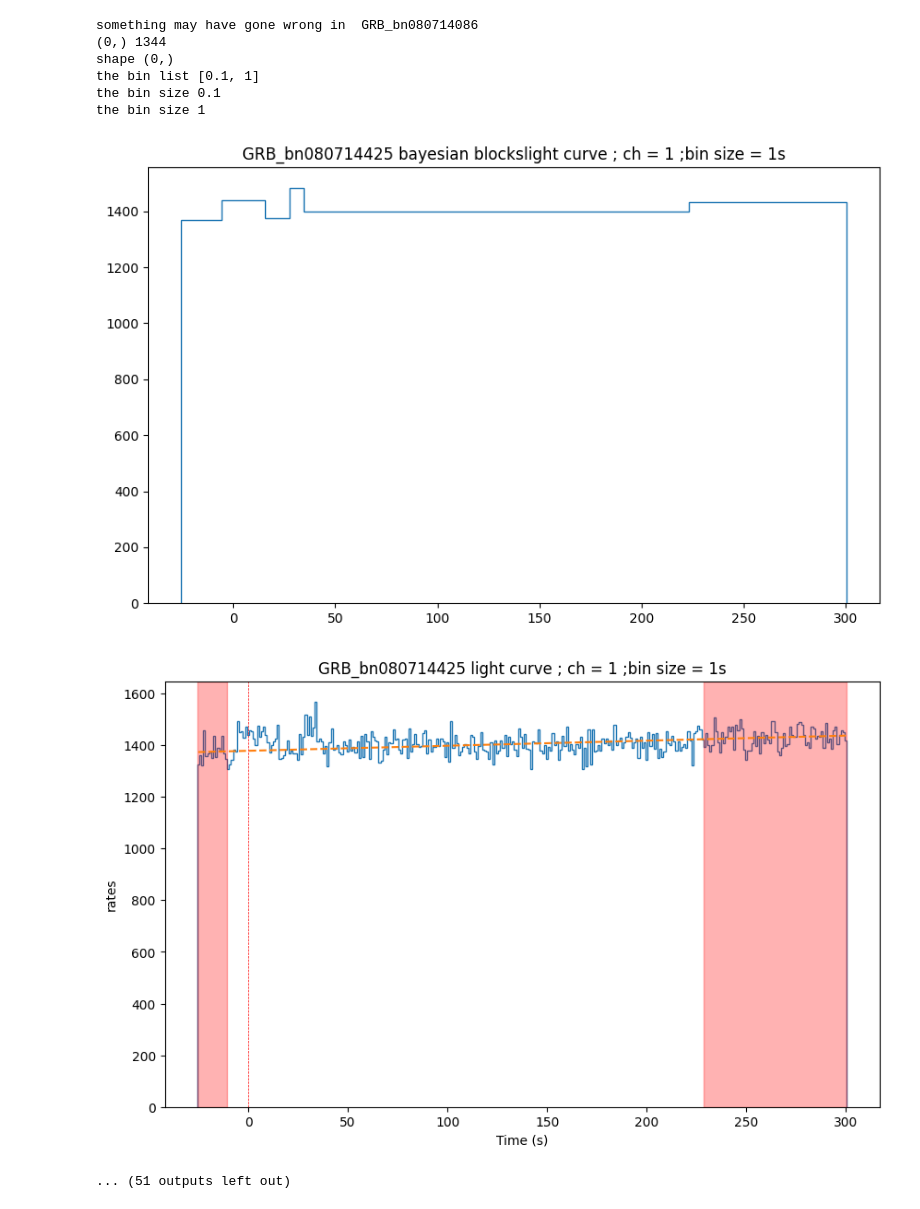
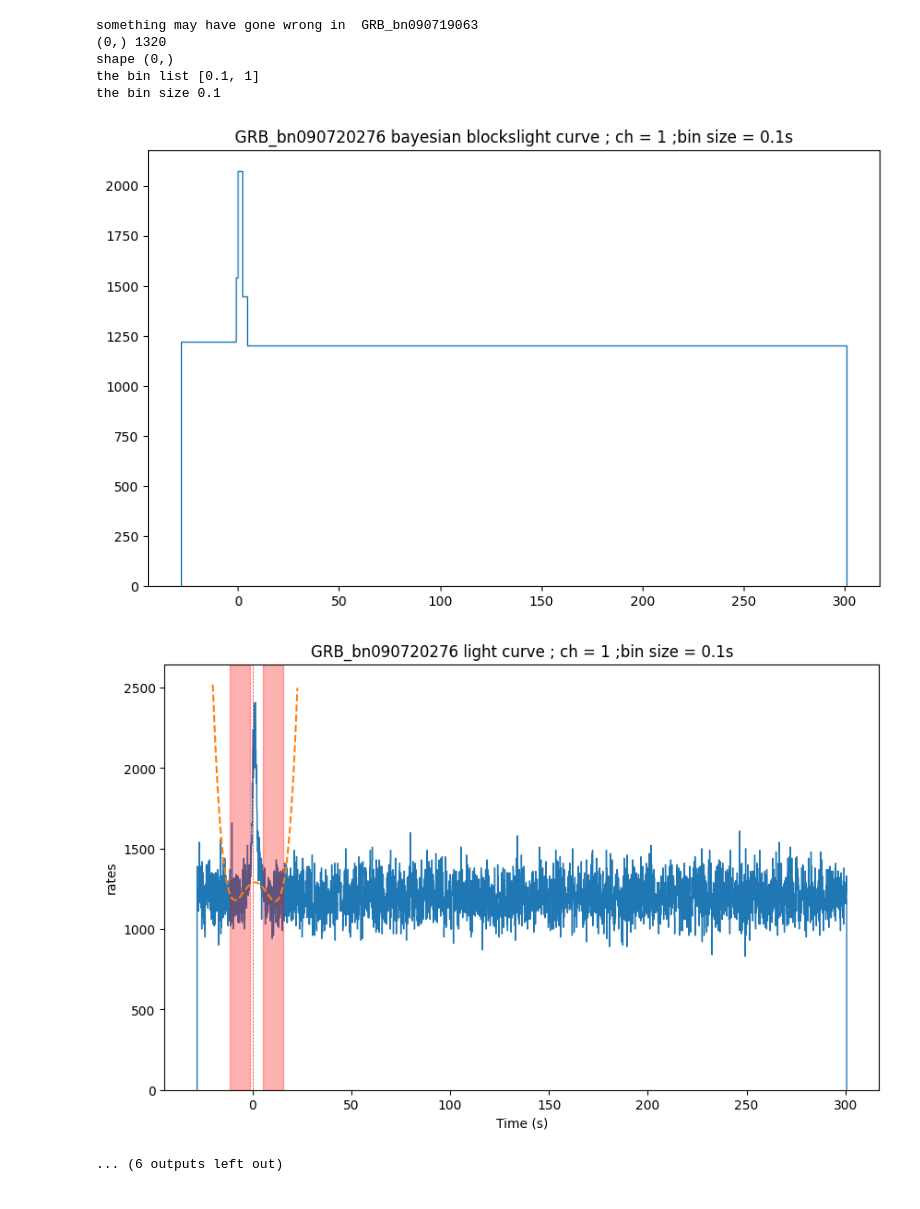
Before and after one commit to ArpanJohn/Transient_Classification, a Jupyter notebook: bkgd_sub.ipynb, the cells around one changed output. Saved outputs shown, nothing was run; the diff lists cells and outputs as text; code cells hidden in the pictures.

```diff
--- a/bkgd_sub.ipynb
+++ b/bkgd_sub.ipynb
@@ -278,17 +278,13 @@ def process_folder(folder, bin_list,data_no,r,chr1,chr2,data_set_path,source_dat
         if plot:
             print('shape', data_array.shape)
 
-        if np.all(data_array == 0):
-            zero_files = zero_files + 1
-
-
     except Exception as e:
         # Handle and log any errors
         print(f'error {e} in {folder}')
         # traceback.print_exc()
         error_folders.append(folder)
 
-    return zero_files
+    return
 
 def adjust_zeros(arr):
     # Create a copy of the input array
@@ -422,18 +418,13 @@ profiler.enable_by_count()
 zero_files = 0
 
 # processing test data
-c = 10
-for folder in tqdm(folders[:], desc="Processing folders", unit="folder"):
+c = 2
+for folder in tqdm(folders[100:], desc="Processing folders", unit="folder"):
    if 'GRB' in folder:
-      zero_files = process_folder(folder,bin_list,data_no,r,chr1,chr2,'test_path',source_data_set_path,error_folders, zero_files,plot=True)
+      process_folder(folder,bin_list,data_no,r,chr1,chr2,'test_path',source_data_set_path,error_folders, zero_files,plot=True)
       c = c - 1
       if c < 1:
          break
-# processing train data
-# print('saving processed events to ',train_path)
-# for folder in tqdm(train_events[:], desc="Processing folders", unit="folder"):
-#    zero_files = process_folder(folder,bin_list,data_no,r,chr1,chr2,train_path,source_data_set_path,error_folders,zero_files, plot=False)
-
 
 # profiler.print_stats()
 # print('\n----------------------------------------------------------------------------\n\nevents', folders, ' in folder')
@@ -461,9 +452,8 @@ the bin size 1
-something may have gone wrong in  GRB_bn080714086
-(0,) 1344
+something may have gone wrong in  GRB_bn090719063
+(0,) 1320
 shape (0,)
 the bin list [0.1, 1]
 the bin size 0.1
-the bin size 1
-[figure, old version]
+[figure, new version]
-[figure, old version]
+[figure, new version]
-... (51 outputs left out)
+... (6 outputs left out)
```
Also changed, not shown: parts of 1 cell of this notebook.
